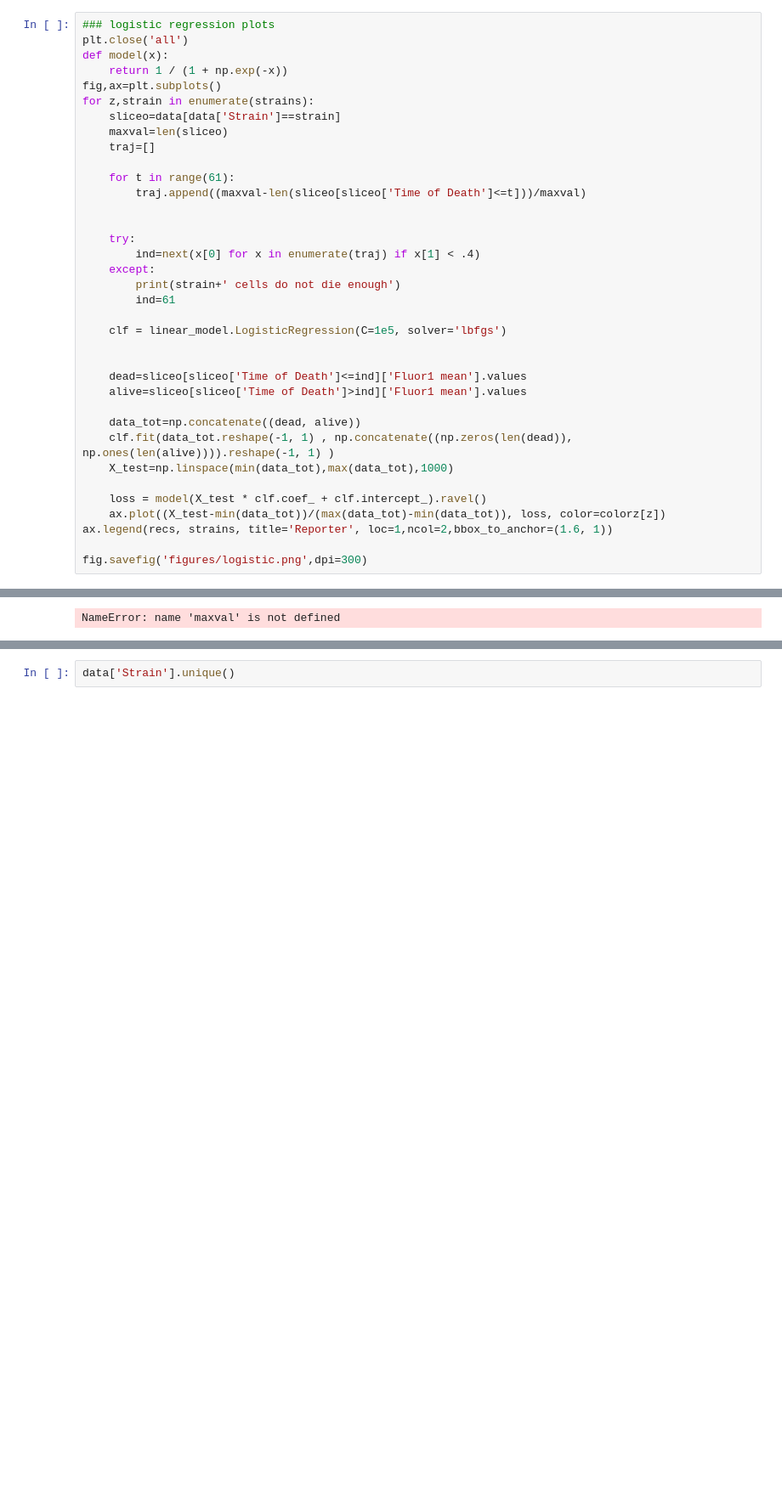
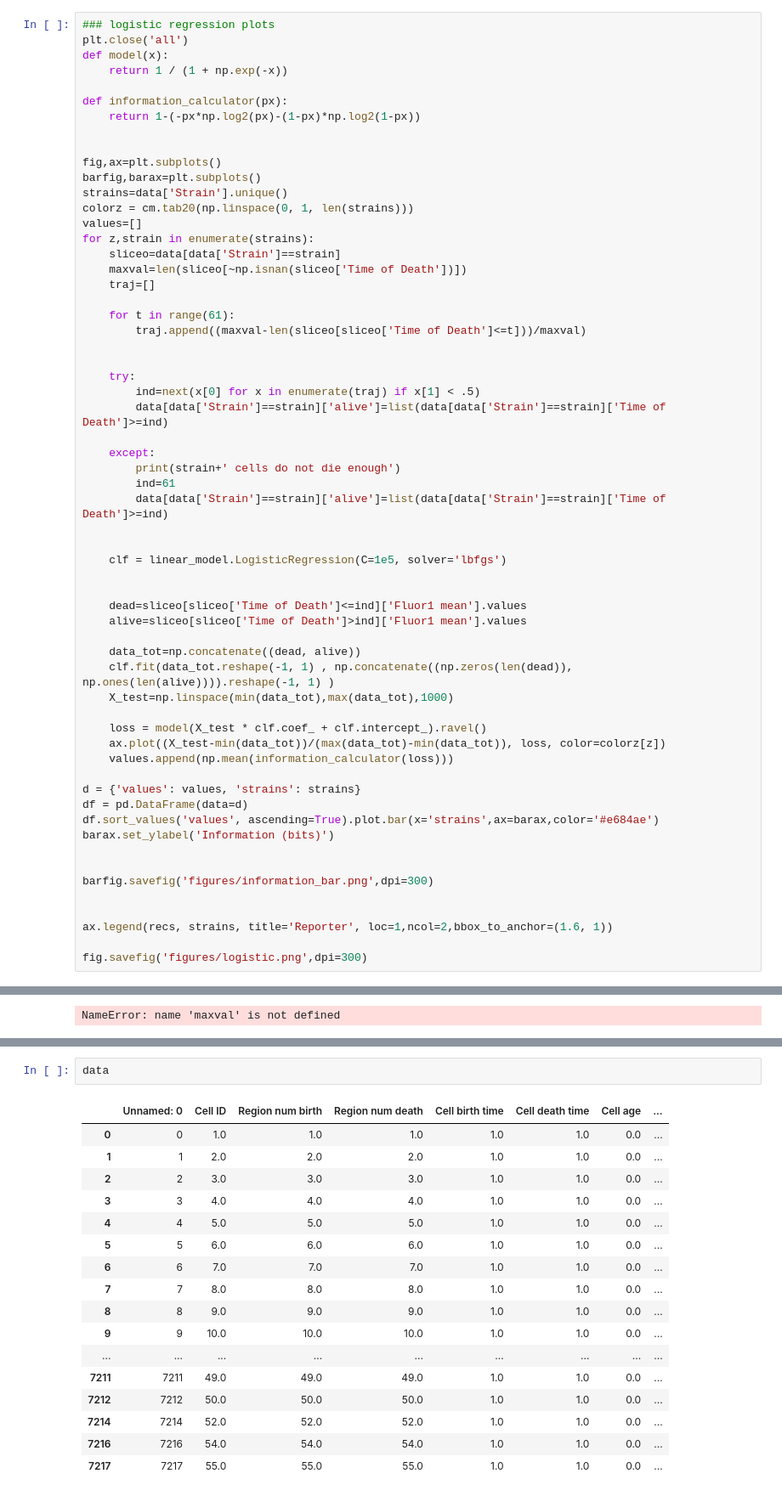
Before and after one commit to NicholasARossi/TrackBacterialOutcomes, a Jupyter notebook: Comparative_plots.ipynb, the cells around one changed output, grey strips where cells are left out. Shown: that part at 85% size. Cells and saved outputs as stored; diff of their text form; blank space fills up the shorter version.

```diff
--- a/Comparative_plots.ipynb
+++ b/Comparative_plots.ipynb
@@ -105,10 +99,19 @@ fig2.savefig('figures/arrow_plot.png',dpi=300)
 plt.close('all')
 def model(x):
     return 1 / (1 + np.exp(-x))
+
+def information_calculator(px):
+    return 1-(-px*np.log2(px)-(1-px)*np.log2(1-px))
+
+
 fig,ax=plt.subplots()
+barfig,barax=plt.subplots()
+strains=data['Strain'].unique()
+colorz = cm.tab20(np.linspace(0, 1, len(strains)))
+values=[]
 for z,strain in enumerate(strains):
     sliceo=data[data['Strain']==strain]
-    maxval=len(sliceo)
+    maxval=len(sliceo[~np.isnan(sliceo['Time of Death'])])
     traj=[]
 
     for t in range(61):
@@ -116,10 +119,14 @@ for z,strain in enumerate(strains):
 
 
     try:
-        ind=next(x[0] for x in enumerate(traj) if x[1] < .4)
+        ind=next(x[0] for x in enumerate(traj) if x[1] < .5)
+        data[data['Strain']==strain]['alive']=list(data[data['Strain']==strain]['Time of Death']>=ind)
+
     except:
         print(strain+' cells do not die enough')
         ind=61
+        data[data['Strain']==strain]['alive']=list(data[data['Strain']==strain]['Time of Death']>=ind)
+
 
     clf = linear_model.LogisticRegression(C=1e5, solver='lbfgs')
 
@@ -133,6 +140,17 @@ for z,strain in enumerate(strains):
 
     loss = model(X_test * clf.coef_ + clf.intercept_).ravel()
     ax.plot((X_test-min(data_tot))/(max(data_tot)-min(data_tot)), loss, color=colorz[z])
+    values.append(np.mean(information_calculator(loss)))
+
+d = {'values': values, 'strains': strains}
+df = pd.DataFrame(data=d)
+df.sort_values('values', ascending=True).plot.bar(x='strains',ax=barax,color='#e684ae')
+barax.set_ylabel('Information (bits)')
+
+
+barfig.savefig('figures/information_bar.png',dpi=300)
+
+
 ax.legend(recs, strains, title='Reporter', loc=1,ncol=2,bbox_to_anchor=(1.6, 1))
 
 fig.savefig('figures/logistic.png',dpi=300)
@@ -213,3 +340,20 @@ anim3.save('evolution.mp4', writer='ffmpeg',bitrate=1800)
 # %%
-data['Strain'].unique()
+data
 # %% [output]
+|  | Unnamed: 0 | Cell ID | Region num birth | Region num death | Cell birth time | Cell death time | Cell age | ... |
+| 0 | 0 | 1.0 | 1.0 | 1.0 | 1.0 | 1.0 | 0.0 | ... |
+| 1 | 1 | 2.0 | 2.0 | 2.0 | 1.0 | 1.0 | 0.0 | ... |
+| 2 | 2 | 3.0 | 3.0 | 3.0 | 1.0 | 1.0 | 0.0 | ... |
+| 3 | 3 | 4.0 | 4.0 | 4.0 | 1.0 | 1.0 | 0.0 | ... |
+| 4 | 4 | 5.0 | 5.0 | 5.0 | 1.0 | 1.0 | 0.0 | ... |
+| 5 | 5 | 6.0 | 6.0 | 6.0 | 1.0 | 1.0 | 0.0 | ... |
+| 6 | 6 | 7.0 | 7.0 | 7.0 | 1.0 | 1.0 | 0.0 | ... |
+| 7 | 7 | 8.0 | 8.0 | 8.0 | 1.0 | 1.0 | 0.0 | ... |
+| 8 | 8 | 9.0 | 9.0 | 9.0 | 1.0 | 1.0 | 0.0 | ... |
+| 9 | 9 | 10.0 | 10.0 | 10.0 | 1.0 | 1.0 | 0.0 | ... |
+| ... | ... | ... | ... | ... | ... | ... | ... | ... |
+| 7211 | 7211 | 49.0 | 49.0 | 49.0 | 1.0 | 1.0 | 0.0 | ... |
+| 7212 | 7212 | 50.0 | 50.0 | 50.0 | 1.0 | 1.0 | 0.0 | ... |
+| 7214 | 7214 | 52.0 | 52.0 | 52.0 | 1.0 | 1.0 | 0.0 | ... |
+| 7216 | 7216 | 54.0 | 54.0 | 54.0 | 1.0 | 1.0 | 0.0 | ... |
+| 7217 | 7217 | 55.0 | 55.0 | 55.0 | 1.0 | 1.0 | 0.0 | ... |
```
Also changed, not shown: parts of 13 cells of this notebook, 50 other files.
